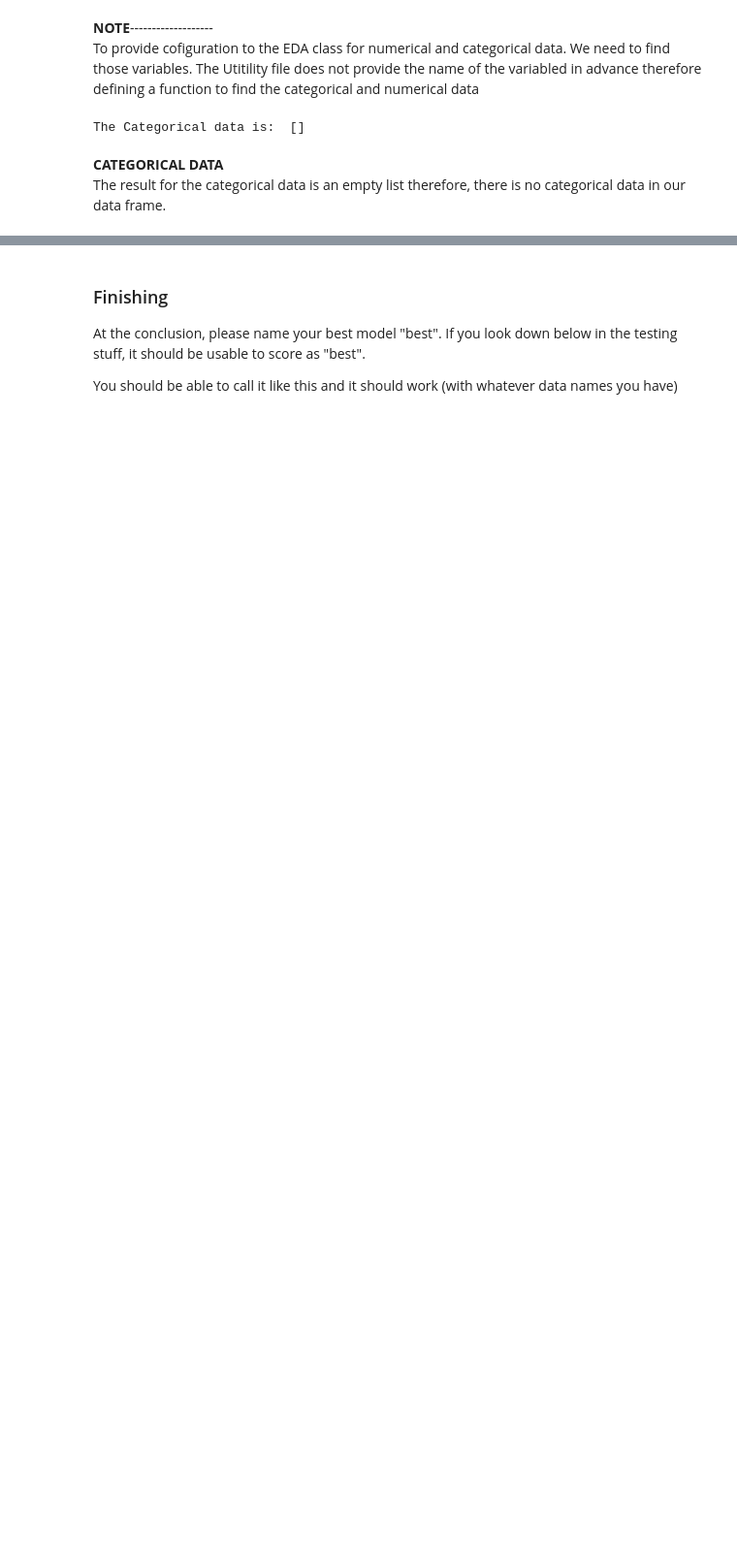
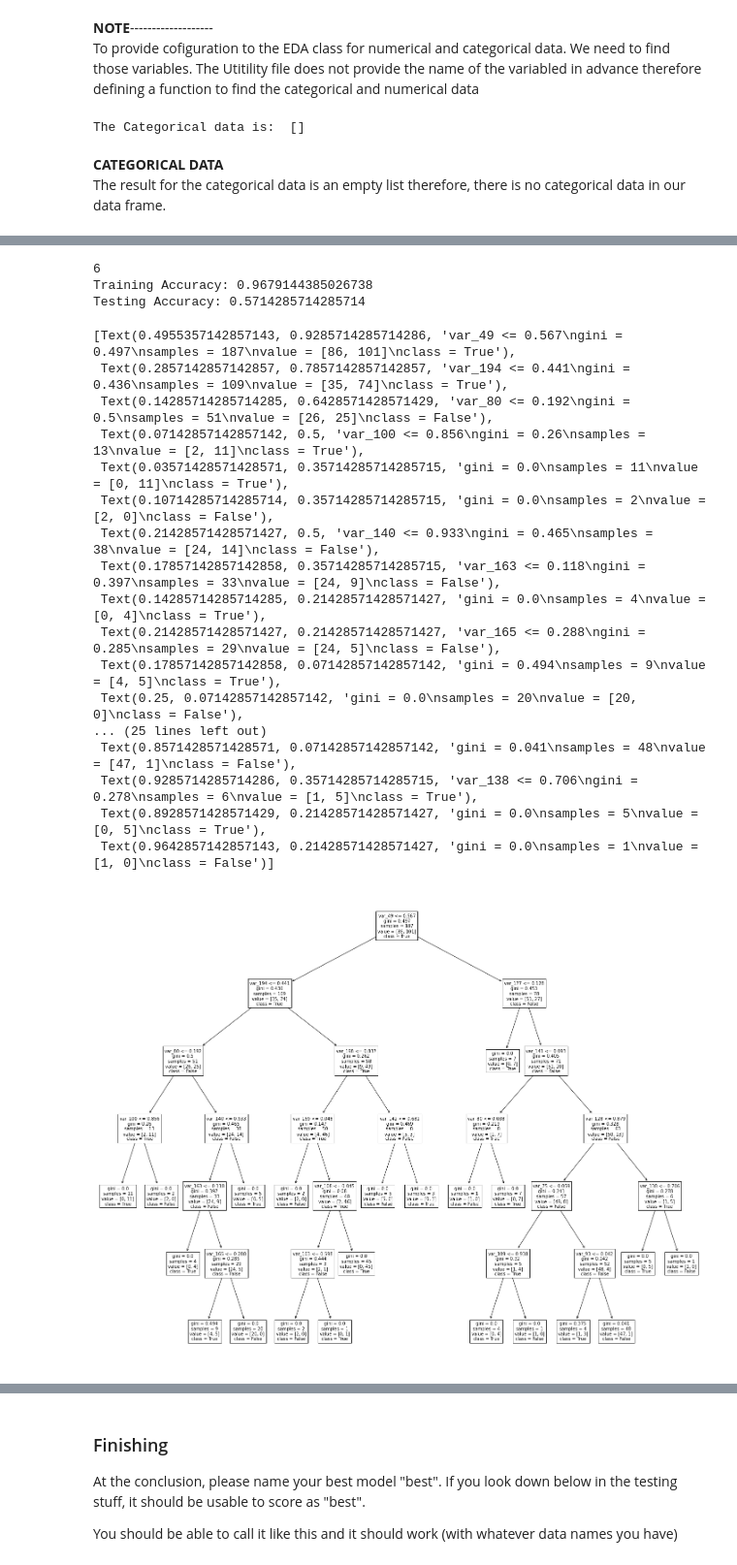
Before and after one commit to SidhST12/ItML_Asn_1_Students, a Jupyter notebook: part2_start.ipynb, the cells around one changed output, grey strips where cells are left out. Shown: that part at 97% size. Cells and saved outputs as stored; diff of their text form; code cells hidden in the pictures; blank space fills up the shorter version.

```diff
--- a/part2_start.ipynb
+++ b/part2_start.ipynb
@@ -188,0 +237,32 @@ Testing Accuracy: 0.5238095238095238
+# %%
+# HYperparameter tunning ----Setting max depth to 6
+clf1 = DecisionTreeClassifier(max_depth=6)
+clf1 = clf1.fit(X_train, y_train)
+
+print(clf1.get_depth())
+print("Training Accuracy:", clf1.score(X_train, y_train))
+print("Testing Accuracy:", clf1.score(X_test, y_test))
+plt.figure(figsize=(25,20))
+plot_tree(clf1, feature_names=df.columns[:-1], class_names=["False","True"])
+# %% [output]
+6
+Training Accuracy: 0.9679144385026738
+Testing Accuracy: 0.5714285714285714
+[Text(0.4955357142857143, 0.9285714285714286, 'var_49 <= 0.567\ngini = 0.497\nsamples = 187\nvalue = [86, 101]\nclass = True'),
+ Text(0.2857142857142857, 0.7857142857142857, 'var_194 <= 0.441\ngini = 0.436\nsamples = 109\nvalue = [35, 74]\nclass = True'),
+ Text(0.14285714285714285, 0.6428571428571429, 'var_80 <= 0.192\ngini = 0.5\nsamples = 51\nvalue = [26, 25]\nclass = False'),
+ Text(0.07142857142857142, 0.5, 'var_100 <= 0.856\ngini = 0.26\nsamples = 13\nvalue = [2, 11]\nclass = True'),
+ Text(0.03571428571428571, 0.35714285714285715, 'gini = 0.0\nsamples = 11\nvalue = [0, 11]\nclass = True'),
+ Text(0.10714285714285714, 0.35714285714285715, 'gini = 0.0\nsamples = 2\nvalue = [2, 0]\nclass = False'),
+ Text(0.21428571428571427, 0.5, 'var_140 <= 0.933\ngini = 0.465\nsamples = 38\nvalue = [24, 14]\nclass = False'),
+ Text(0.17857142857142858, 0.35714285714285715, 'var_163 <= 0.118\ngini = 0.397\nsamples = 33\nvalue = [24, 9]\nclass = False'),
+ Text(0.14285714285714285, 0.21428571428571427, 'gini = 0.0\nsamples = 4\nvalue = [0, 4]\nclass = True'),
+ Text(0.21428571428571427, 0.21428571428571427, 'var_165 <= 0.288\ngini = 0.285\nsamples = 29\nvalue = [24, 5]\nclass = False'),
+ Text(0.17857142857142858, 0.07142857142857142, 'gini = 0.494\nsamples = 9\nvalue = [4, 5]\nclass = True'),
+ Text(0.25, 0.07142857142857142, 'gini = 0.0\nsamples = 20\nvalue = [20, 0]\nclass = False'),
+... (25 lines left out)
+ Text(0.8571428571428571, 0.07142857142857142, 'gini = 0.041\nsamples = 48\nvalue = [47, 1]\nclass = False'),
+ Text(0.9285714285714286, 0.35714285714285715, 'var_138 <= 0.706\ngini = 0.278\nsamples = 6\nvalue = [1, 5]\nclass = True'),
+ Text(0.8928571428571429, 0.21428571428571427, 'gini = 0.0\nsamples = 5\nvalue = [0, 5]\nclass = True'),
+ Text(0.9642857142857143, 0.21428571428571427, 'gini = 0.0\nsamples = 1\nvalue = [1, 0]\nclass = False')]
+[figure, added]
```
Also changed, not shown: parts of 21 cells of this notebook.
